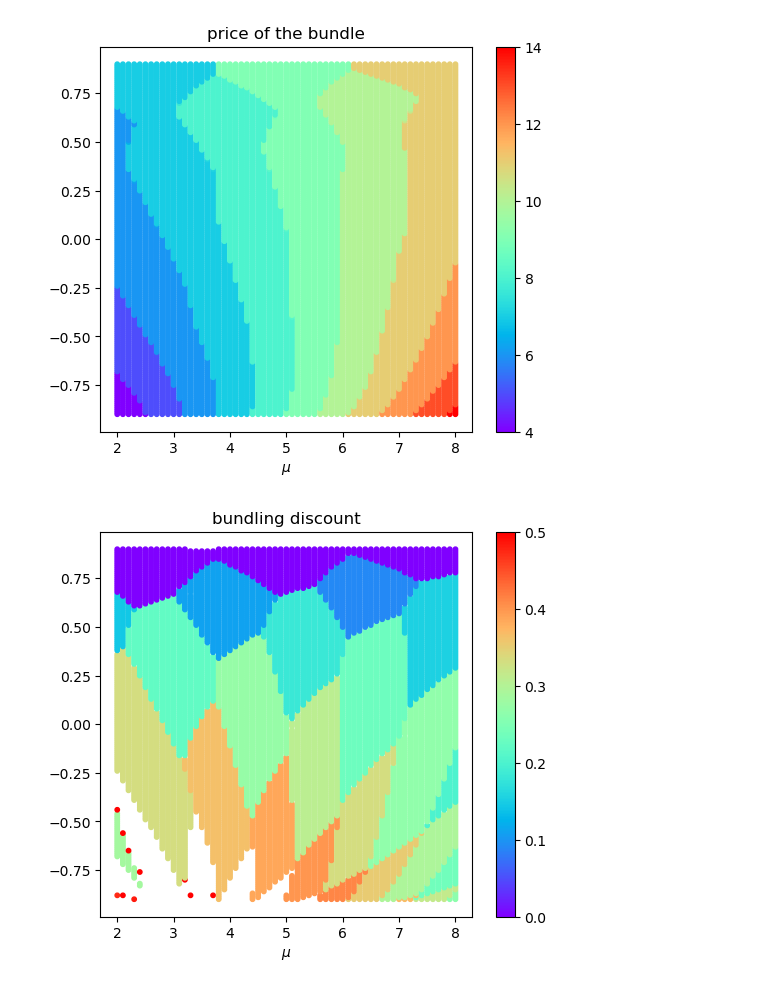
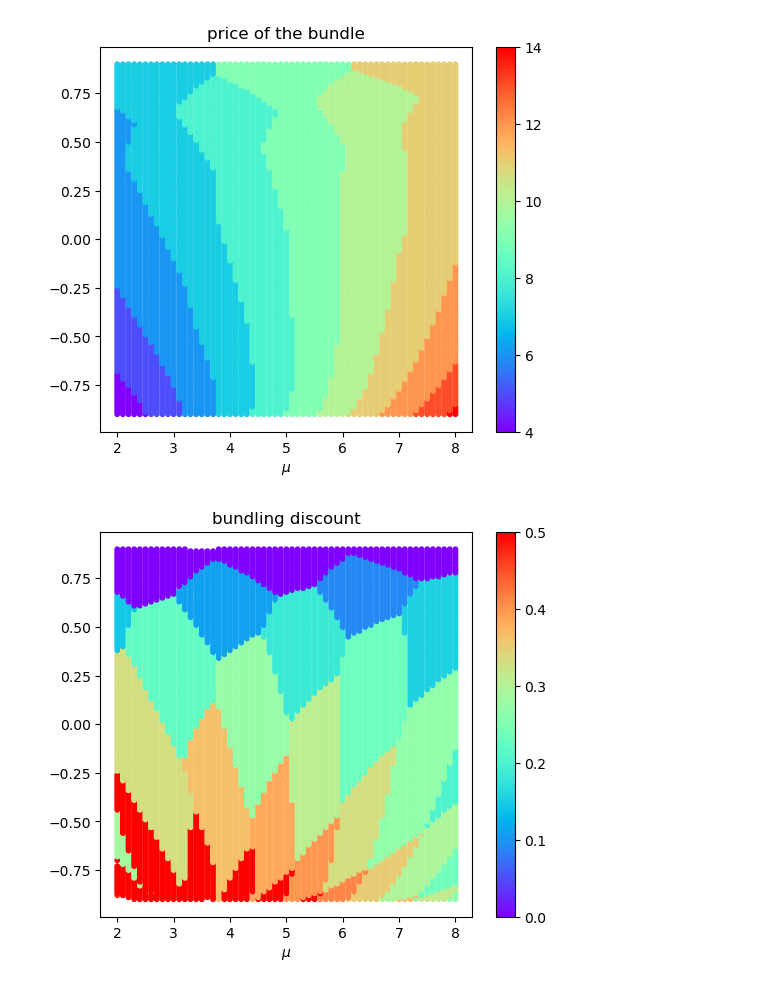
Before and after one commit to x-dupuis/screening-algo, a Jupyter notebook: examples/Schmalensee.ipynb, the cells around one changed output. Saved outputs shown, nothing was run; the diff lists cells and outputs as text; code cells hidden in the pictures.

```diff
--- a/examples/Schmalensee.ipynb
+++ b/examples/Schmalensee.ipynb
@@ -22,7 +22,7 @@ theta0 = (t0[1:]+t0[:-1])/2 ; theta1 = (t1[1:]+t1[:-1])/2
 theta0, theta1 = np.meshgrid(theta0,theta1)
 theta = np.stack((theta0.flatten(), theta1.flatten())); N = theta.shape[-1] # number of types
 
-mu = 2; sigma2 = 10; rho = 0.37
+mu = 2; sigma2 = 10; rho = -0.9
 distribution = multivariate_normal(mu*np.array([1, 1]), sigma2*np.array([[1, rho], [rho,1]]))
 cd = distribution.cdf(np.dstack(np.meshgrid(t0,t1)))
 f = cd[1:,1:] + cd[:-1,:-1] - cd[1:,:-1] - cd[:-1,1:]
@@ -360,11 +369,11 @@ _ = ax.set_xlabel(r'$\mu$'); _ = axs[1].set_ylabel(r'$\rho$')
 # %%
-Dnan = df_prices['D'].copy()
-Dnan[~df_prices['convergence'] | ~df_prices['deterministic']] =np.nan # Dnan[~df_prices['deterministic']] = np.nan
+# Dnan = df_prices['D'].copy()
+# Dnan[~df_prices['convergence'] | ~df_prices['deterministic']] =np.nan # Dnan[~df_prices['deterministic']] = np.nan
 fig, ax = plt.subplots(figsize=(6,5),) # subplot_kw=dict(aspect='equal',))
-discount = ax.scatter(df_prices['mu'],df_prices['rho'], c = Dnan, s=10, cmap='rainbow')
+discount = ax.scatter(df_prices['mu'],df_prices['rho'], c = df_prices['D'], s=10, cmap='rainbow')
 _ = fig.colorbar(discount)
 _ = ax.set_title('bundling discount')
 _ = ax.set_xlabel(r'$\mu$'); _ = axs[0].set_ylabel(r'$\rho$')
 # %% [output]
-[figure, old version]
+[figure, new version]
 # %%
```
Also changed, not shown: parts of 18 cells of this notebook, 8 other files.
